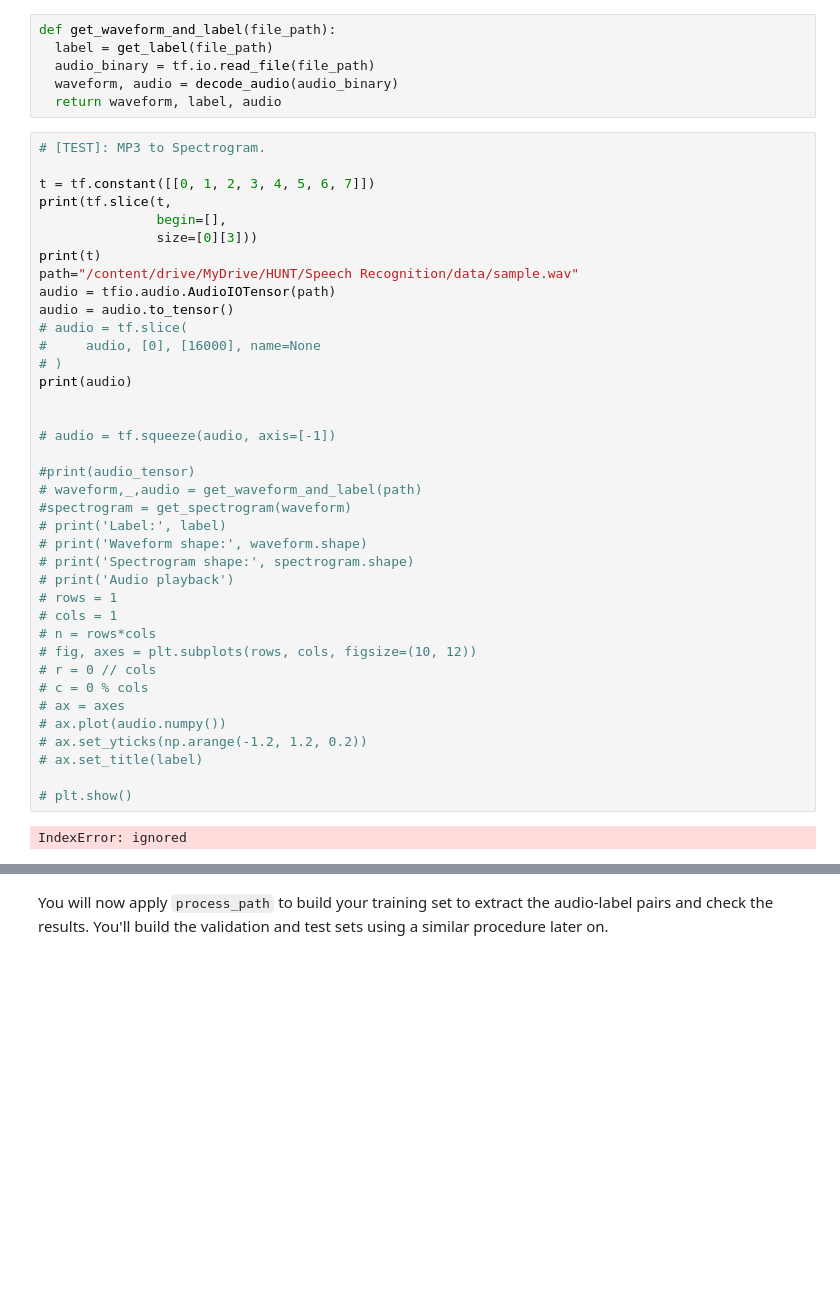
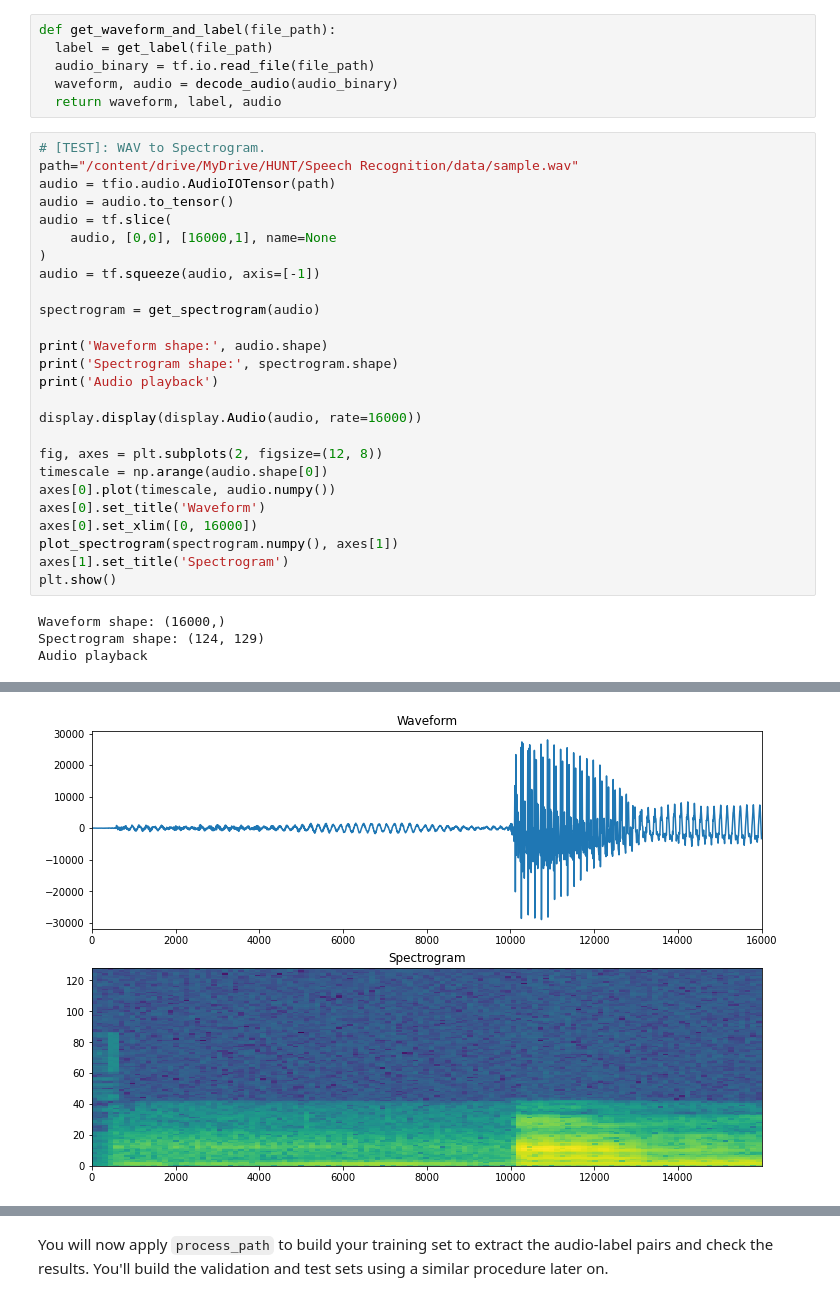
Before and after one commit to CoderandGymnast/Speech-recognition, a Jupyter notebook: simple model.ipynb, the cells around one changed output, grey strips where cells are left out. Saved outputs shown, nothing was run; the diff lists cells and outputs as text; blank space fills up the shorter version.

```diff
--- a/simple model.ipynb
+++ b/simple model.ipynb
@@ -223,42 +179,32 @@ def get_waveform_and_label(file_path):
   waveform, audio = decode_audio(audio_binary)
   return waveform, label, audio
 # %%
-# [TEST]: MP3 to Spectrogram.
-
-t = tf.constant([[0, 1, 2, 3, 4, 5, 6, 7]])
-print(tf.slice(t,
-               begin=[],
-               size=[0][3]))
-print(t)
+# [TEST]: WAV to Spectrogram.
 path="/content/drive/MyDrive/HUNT/Speech Recognition/data/sample.wav"
 audio = tfio.audio.AudioIOTensor(path)
 audio = audio.to_tensor()
-# audio = tf.slice(
-#     audio, [0], [16000], name=None
-# )
-print(audio)
+audio = tf.slice(
+    audio, [0,0], [16000,1], name=None
+)
+audio = tf.squeeze(audio, axis=[-1])
 
+spectrogram = get_spectrogram(audio)
 
-# audio = tf.squeeze(audio, axis=[-1])
+print('Waveform shape:', audio.shape)
+print('Spectrogram shape:', spectrogram.shape)
+print('Audio playback')
 
-#print(audio_tensor)
-# waveform,_,audio = get_waveform_and_label(path)
-#spectrogram = get_spectrogram(waveform)
-# print('Label:', label)
-# print('Waveform shape:', waveform.shape)
-# print('Spectrogram shape:', spectrogram.shape)
-# print('Audio playback')
-# rows = 1
-# cols = 1
-# n = rows*cols
-# fig, axes = plt.subplots(rows, cols, figsize=(10, 12))
-# r = 0 // cols
-# c = 0 % cols
-# ax = axes
-# ax.plot(audio.numpy())
-# ax.set_yticks(np.arange(-1.2, 1.2, 0.2))
-# ax.set_title(label)
+display.display(display.Audio(audio, rate=16000))
 
-# plt.show()
+fig, axes = plt.subplots(2, figsize=(12, 8))
+timescale = np.arange(audio.shape[0])
+axes[0].plot(timescale, audio.numpy())
+axes[0].set_title('Waveform')
+axes[0].set_xlim([0, 16000])
+plot_spectrogram(spectrogram.numpy(), axes[1])
+axes[1].set_title('Spectrogram')
+plt.show()
 # %% [output]
-IndexError: ignored
+Waveform shape: (16000,)
+Spectrogram shape: (124, 129)
+Audio playback
@@ -264,0 +212 @@ IndexError: ignored
+[figure, added]
```
Also changed, not shown: parts of 9 cells of this notebook, 2 other files.
